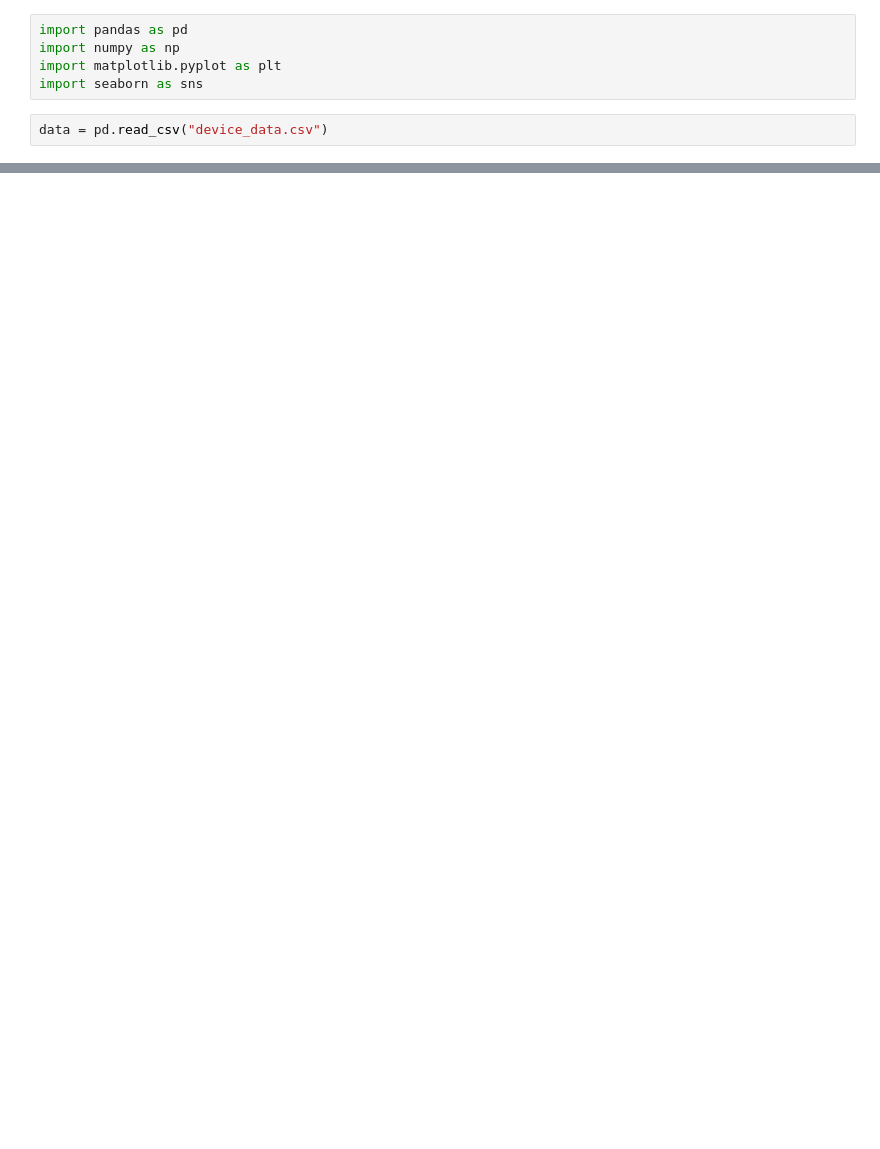
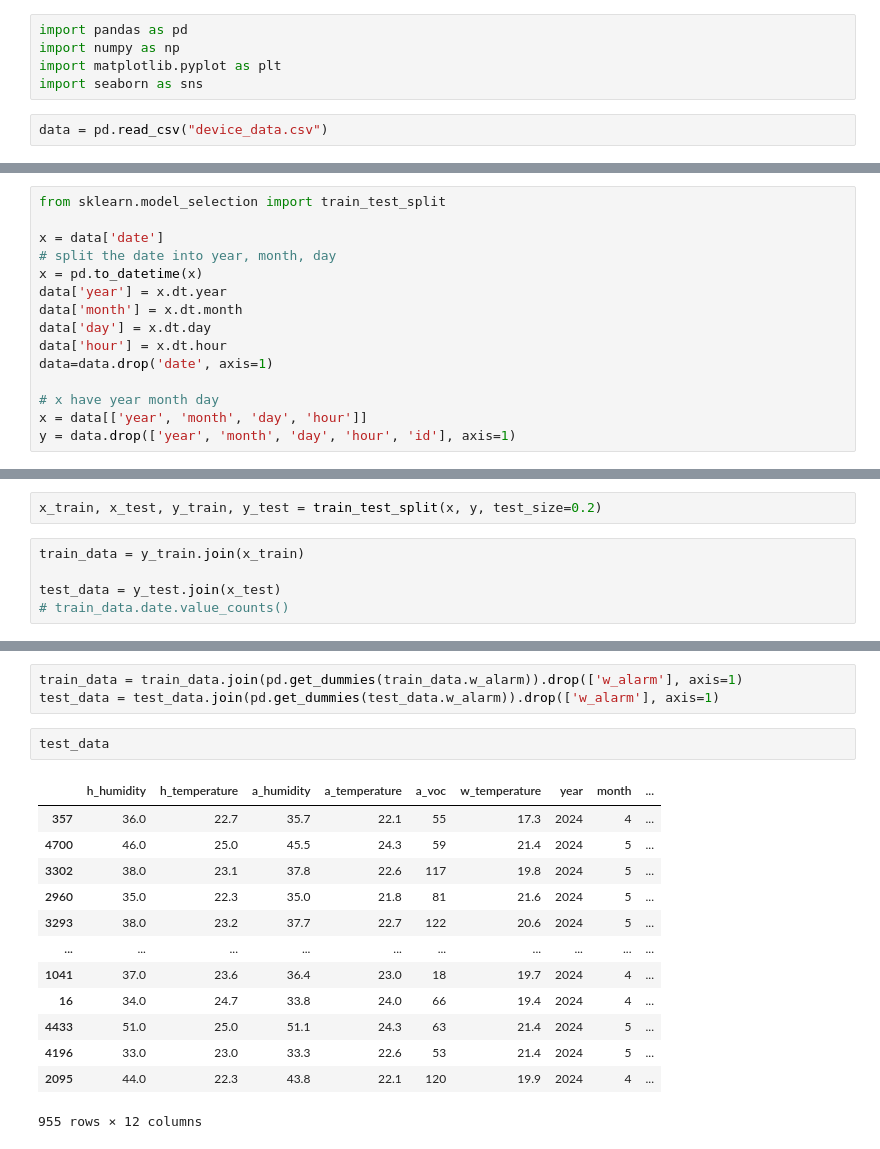
Before and after one commit to firemov01/licenta-calitatea-aerului, a Jupyter notebook: predictive.ipynb, the cells around one changed output, grey strips where cells are left out. Cells and saved outputs as stored; diff of their text form; blank space fills up the shorter version.

```diff
--- a/predictive.ipynb
+++ b/predictive.ipynb
@@ -43,0 +64,15 @@ data.info
+# %%
+from sklearn.model_selection import train_test_split
+
+x = data['date']
+# split the date into year, month, day
+x = pd.to_datetime(x)
+data['year'] = x.dt.year
+data['month'] = x.dt.month
+data['day'] = x.dt.day
+data['hour'] = x.dt.hour
+data=data.drop('date', axis=1)
+
+# x have year month day
+x = data[['year', 'month', 'day', 'hour']]
+y = data.drop(['year', 'month', 'day', 'hour', 'id'], axis=1)
@@ -43,0 +91,7 @@ data.info
+# %%
+x_train, x_test, y_train, y_test = train_test_split(x, y, test_size=0.2)
+# %%
+train_data = y_train.join(x_train)
+
+test_data = y_test.join(x_test)
+# train_data.date.value_counts()
@@ -43,0 +143,19 @@ data.info
+# %%
+train_data = train_data.join(pd.get_dummies(train_data.w_alarm)).drop(['w_alarm'], axis=1)
+test_data = test_data.join(pd.get_dummies(test_data.w_alarm)).drop(['w_alarm'], axis=1)
+# %%
+test_data
+# %% [output]
+|  | h_humidity | h_temperature | a_humidity | a_temperature | a_voc | w_temperature | year | month | ... |
+| 357 | 36.0 | 22.7 | 35.7 | 22.1 | 55 | 17.3 | 2024 | 4 | ... |
+| 4700 | 46.0 | 25.0 | 45.5 | 24.3 | 59 | 21.4 | 2024 | 5 | ... |
+| 3302 | 38.0 | 23.1 | 37.8 | 22.6 | 117 | 19.8 | 2024 | 5 | ... |
+| 2960 | 35.0 | 22.3 | 35.0 | 21.8 | 81 | 21.6 | 2024 | 5 | ... |
+| 3293 | 38.0 | 23.2 | 37.7 | 22.7 | 122 | 20.6 | 2024 | 5 | ... |
+| ... | ... | ... | ... | ... | ... | ... | ... | ... | ... |
+| 1041 | 37.0 | 23.6 | 36.4 | 23.0 | 18 | 19.7 | 2024 | 4 | ... |
+| 16 | 34.0 | 24.7 | 33.8 | 24.0 | 66 | 19.4 | 2024 | 4 | ... |
+| 4433 | 51.0 | 25.0 | 51.1 | 24.3 | 63 | 21.4 | 2024 | 5 | ... |
+| 4196 | 33.0 | 23.0 | 33.3 | 22.6 | 53 | 21.4 | 2024 | 5 | ... |
+| 2095 | 44.0 | 22.3 | 43.8 | 22.1 | 120 | 19.9 | 2024 | 4 | ... |
+955 rows × 12 columns
```
Also changed, not shown: parts of 15 cells of this notebook, 19 other files.
